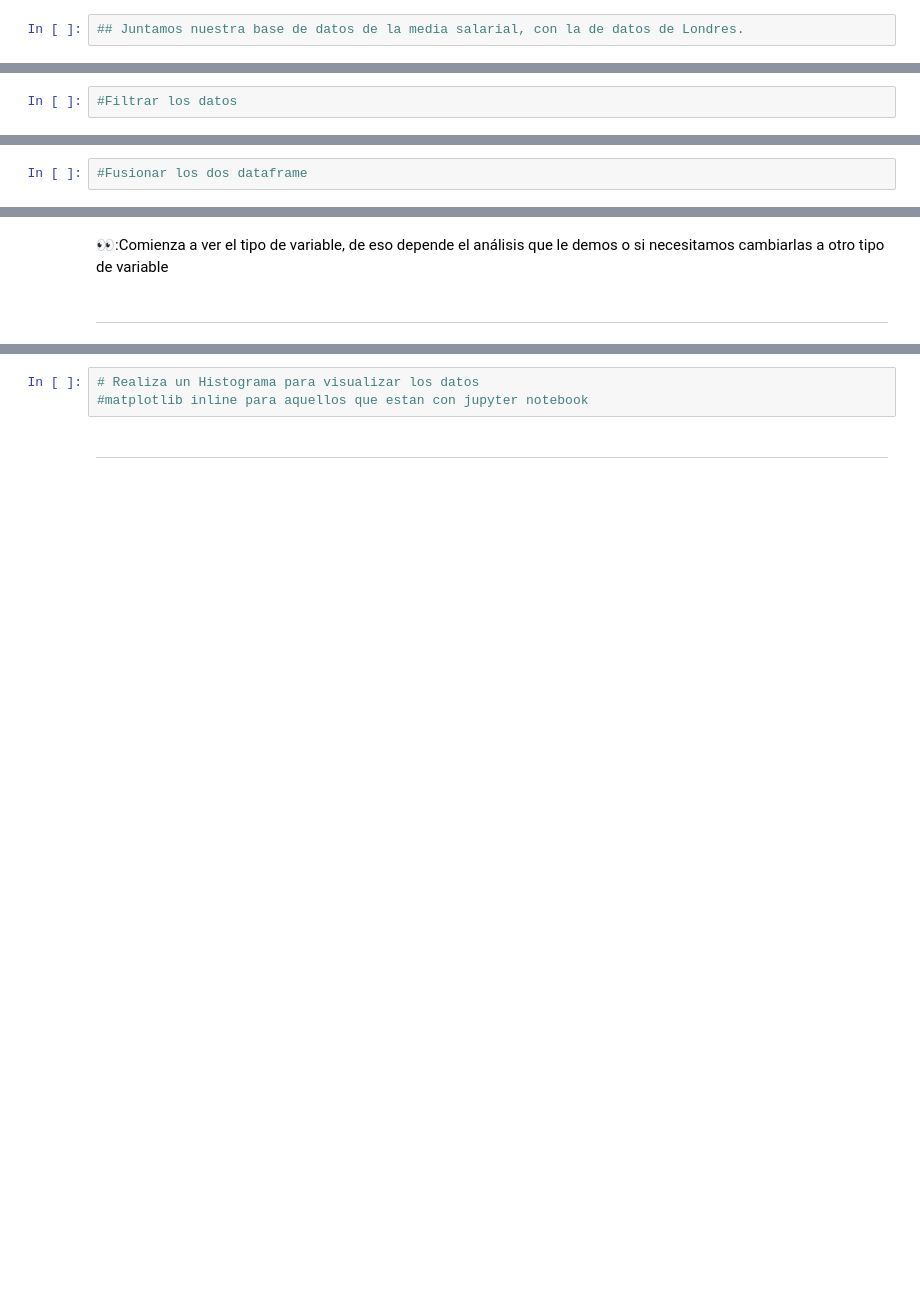
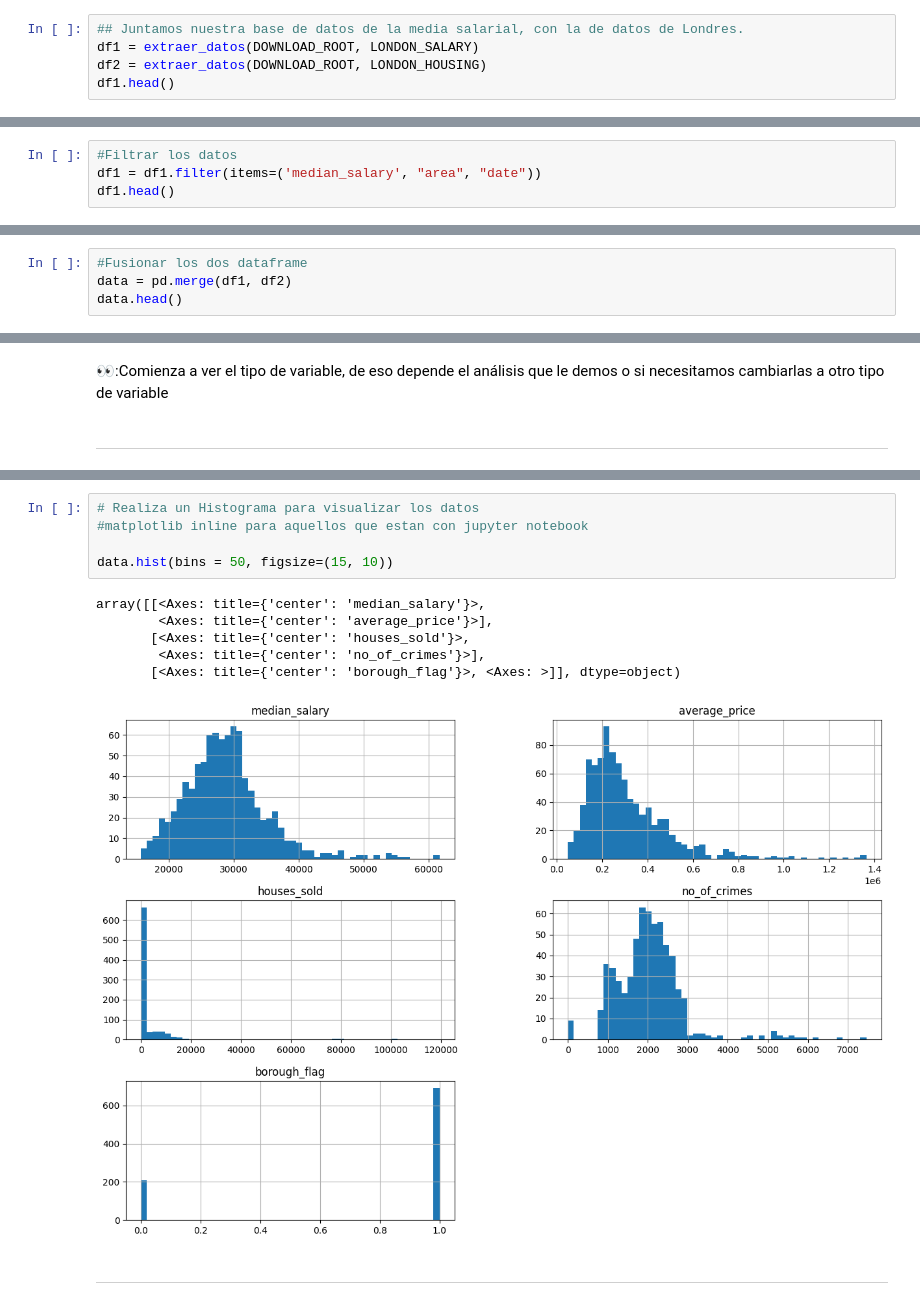
Before and after one commit to Lycanites/6IV8_HernandezCasta-edaAndreAlain_AD, a Jupyter notebook: Machine Learning python Archivos de Trabajo para el curso y Manual/Capítulo 2-Proyecto End-to-End/Cap2_plantilla.ipynb, the cells around one changed output, grey strips where cells are left out. Saved outputs shown, nothing was run; the diff lists cells and outputs as text; blank space fills up the shorter version.

```diff
--- a/Machine Learning python Archivos de Trabajo para el curso y Manual/Capítulo 2-Proyecto End-to-End/Cap2_plantilla.ipynb
+++ b/Machine Learning python Archivos de Trabajo para el curso y Manual/Capítulo 2-Proyecto End-to-End/Cap2_plantilla.ipynb
@@ -65,3 +39,6 @@ def download_and_load_csv(base_url, file_path, save_dir="data"):
 ## <span style="color:green">2. Vistazo a la Base de Datos</span>
 # %%
 ## Juntamos nuestra base de datos de la media salarial, con la de datos de Londres.
+df1 = extraer_datos(DOWNLOAD_ROOT, LONDON_SALARY)
+df2 = extraer_datos(DOWNLOAD_ROOT, LONDON_HOUSING)
+df1.head()
@@ -68,2 +52,4 @@ def download_and_load_csv(base_url, file_path, save_dir="data"):
 # %%
 #Filtrar los datos
+df1 = df1.filter(items=('median_salary', "area", "date"))
+df1.head()
@@ -70,2 +63,4 @@ def download_and_load_csv(base_url, file_path, save_dir="data"):
 # %%
 #Fusionar los dos dataframe
+data = pd.merge(df1, df2)
+data.head()
@@ -82,6 +135,15 @@ def download_and_load_csv(base_url, file_path, save_dir="data"):
 # %%
 # Realiza un Histograma para visualizar los datos
 #matplotlib inline para aquellos que estan con jupyter notebook
+
+data.hist(bins = 50, figsize=(15, 10))
+# %% [output]
+array([[<Axes: title={'center': 'median_salary'}>,
+        <Axes: title={'center': 'average_price'}>],
+       [<Axes: title={'center': 'houses_sold'}>,
+        <Axes: title={'center': 'no_of_crimes'}>],
+       [<Axes: title={'center': 'borough_flag'}>, <Axes: >]], dtype=object)
+[figure, added]
 # %% [markdown]
 ***
 # %% [markdown]
```
Also changed, not shown: parts of 19 cells of this notebook, 1 other file.
